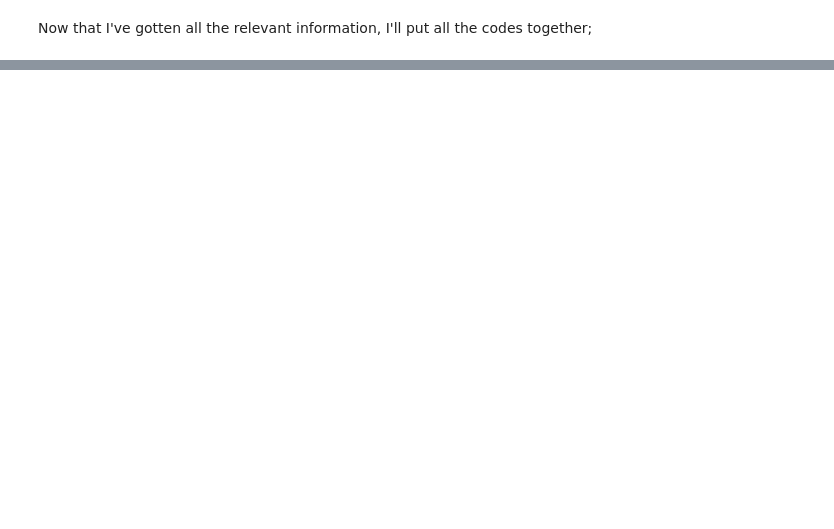
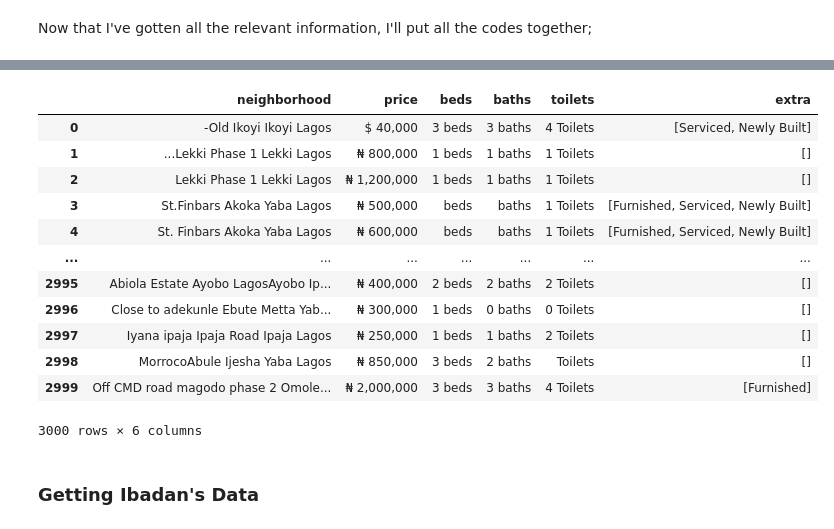
Before and after one commit to stevenkolawole/house_rent_pricing_app, a Jupyter notebook: scraper.ipynb, the cells around one changed output, grey strips where cells are left out. Drawn from its saved outputs; the diff is of its cells as text; code cells hidden in the pictures; blank space fills up the shorter version.

```diff
--- a/scraper.ipynb
+++ b/scraper.ipynb
@@ -50,0 +88,24 @@ Now that I've gotten all the relevant information, I'll put all the codes togeth
+# %%
+def parse_listing_data(location, max_price, rows_of_data=2000):
+    all_listings_data = []
+    page_num = 0
+
+    while page_num < (rows_of_data / 20):
+        url = "https://www.propertypro.ng/property-for-rent/flat-apartment/?search=" + location \
+              + "&bedroom=&min_price=&max_price=" + str(max_price) + "&page=" + str(page_num)
+        r = requests.get(url)
+        soup = BeautifulSoup(r.content, 'html5lib')
+        listing_divs = soup.select('div[class=single-room-sale\ listings-property]')
+
+        for indv_listing in listing_divs:
+            address = indv_listing.select('h4')[0].text
+            price = indv_listing.select('h3[class*=listings-price]')[0].text.strip()
+            listing_data = [address, price]
+            utilities = indv_listing.select('div[class*=fur-areea]')[0].text.strip().split('\n')
+            listing_data.extend(utilities)
+            extra = indv_listing.select('div[class*=furnished-btn]')[0].text.strip().split('\n')
+            listing_data.append(extra)
+            all_listings_data.append(listing_data)
+        page_num += 1
+    listing_df = pd.DataFrame(all_listings_data, columns=['neighborhood', 'price', 'beds', 'baths', 'toilets', 'extra'])
+    return listing_df
@@ -50,0 +114,2 @@ Now that I've gotten all the relevant information, I'll put all the codes togeth
+# %%
+lagos_data = parse_listing_data('lagos', 2000000, 3000)
@@ -50,0 +134,16 @@ Now that I've gotten all the relevant information, I'll put all the codes togeth
+# %%
+lagos_data
+# %% [output]
+|  | neighborhood | price | beds | baths | toilets | extra |
+| 0 | -Old Ikoyi Ikoyi Lagos | $ 40,000 | 3 beds | 3 baths | 4 Toilets | [Serviced, Newly Built] |
+| 1 | ...Lekki Phase 1 Lekki Lagos | ₦ 800,000 | 1 beds | 1 baths | 1 Toilets | [] |
+| 2 | Lekki Phase 1 Lekki Lagos | ₦ 1,200,000 | 1 beds | 1 baths | 1 Toilets | [] |
+| 3 | St.Finbars Akoka Yaba Lagos | ₦ 500,000 | beds | baths | 1 Toilets | [Furnished, Serviced, Newly Built] |
+| 4 | St. Finbars Akoka Yaba Lagos | ₦ 600,000 | beds | baths | 1 Toilets | [Furnished, Serviced, Newly Built] |
+| ... | ... | ... | ... | ... | ... | ... |
+| 2995 | Abiola Estate Ayobo LagosAyobo Ip... | ₦ 400,000 | 2 beds | 2 baths | 2 Toilets | [] |
+| 2996 | Close to adekunle Ebute Metta Yab... | ₦ 300,000 | 1 beds | 0 baths | 0 Toilets | [] |
+| 2997 | Iyana ipaja Ipaja Road Ipaja Lagos | ₦ 250,000 | 1 beds | 1 baths | 2 Toilets | [] |
+| 2998 | MorrocoAbule Ijesha Yaba Lagos | ₦ 850,000 | 3 beds | 2 baths | Toilets | [] |
+| 2999 | Off CMD road magodo phase 2 Omole... | ₦ 2,000,000 | 3 beds | 3 baths | 4 Toilets | [Furnished] |
+3000 rows × 6 columns
@@ -50,0 +152,2 @@ Now that I've gotten all the relevant information, I'll put all the codes togeth
+# %% [markdown]
+### Getting Ibadan's Data
```
Also changed, not shown: parts of 23 cells of this notebook, 5 other files.
